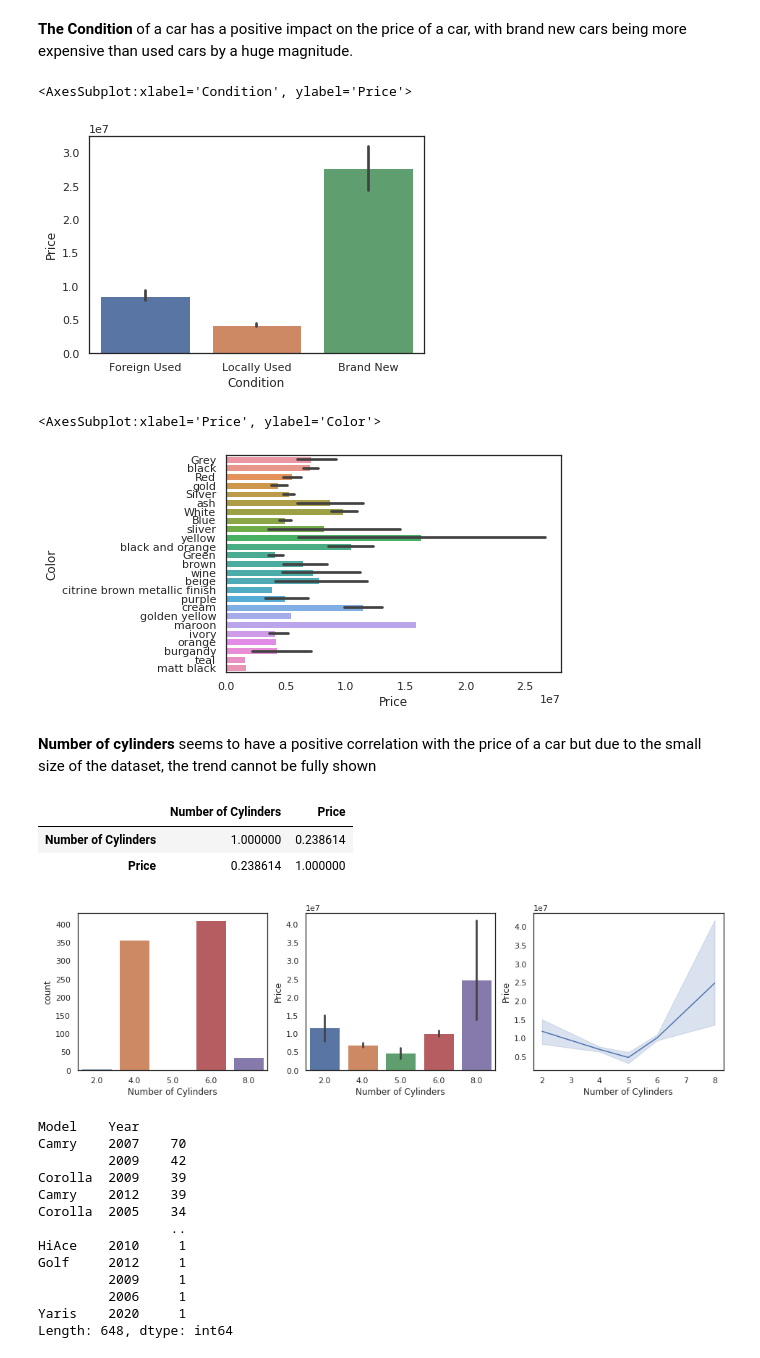
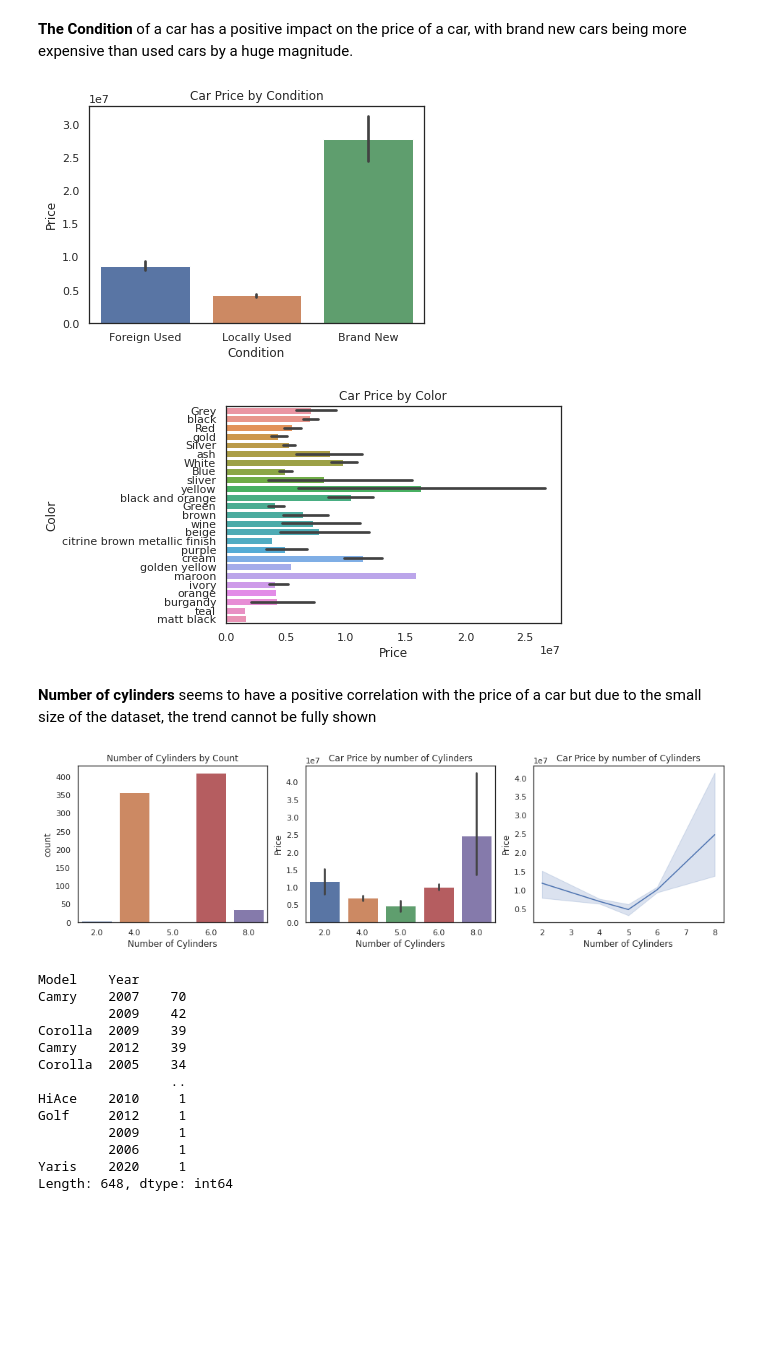
Before and after one commit to david-adewoyin/Car_Price_Analysis_and_Prediction, a Jupyter notebook: eda_and_model_building.ipynb, the cells around one changed output. Cells and saved outputs as stored; diff of their text form; code cells hidden in the pictures; blank space fills up the shorter version.

Commit message:
added plots titles

```diff
--- a/eda_and_model_building.ipynb
+++ b/eda_and_model_building.ipynb
@@ -126,15 +126,15 @@ plt.title("Trend Showing increases in Price by Year");
 # %%
 # condition of car has a high effect on the price of the car
 sns.barplot(data=df,x='Condition',y='Price')
+plt.title("Car Price by Condition");
 # %% [output]
-<AxesSubplot:xlabel='Condition', ylabel='Price'>
-[figure, old version]
+[figure, new version]
 # %%
 ## too much variation and outliers in the data to see if color has an effect on the price of car
 sns.barplot(data=df,y='Color',x='Price')
+plt.title("Car Price by Color");
 # %% [output]
-<AxesSubplot:xlabel='Price', ylabel='Color'>
-[figure, old version]
+[figure, new version]
 # %% [markdown]
 **Number of cylinders** seems to have a positive correlation with the price of a car but due to the small size of the dataset, the trend cannot be fully shown
 # %%
@@ -146,11 +146,12 @@ sns.countplot(data=df,x='Number of Cylinders',ax=axes[0])
 sns.barplot(data=df,x='Number of Cylinders',y='Price',ax=axes[1])
 sns.lineplot(data=df,x='Number of Cylinders',y='Price',ax=axes[2])
 df[['Number of Cylinders','Price']].corr()
+
+axes[0].set(title='Number of Cylinders by Count');
+axes[1].set(title='Car Price by number of Cylinders');
+axes[2].set(title='Car Price by number of Cylinders');
 # %% [output]
-|  | Number of Cylinders | Price |
-| Number of Cylinders | 1.000000 | 0.238614 |
-| Price | 0.238614 | 1.000000 |
-[figure, old version]
+[figure, new version]
 # %%
 df[["Model","Year"]].value_counts()
 # %% [output]
```
